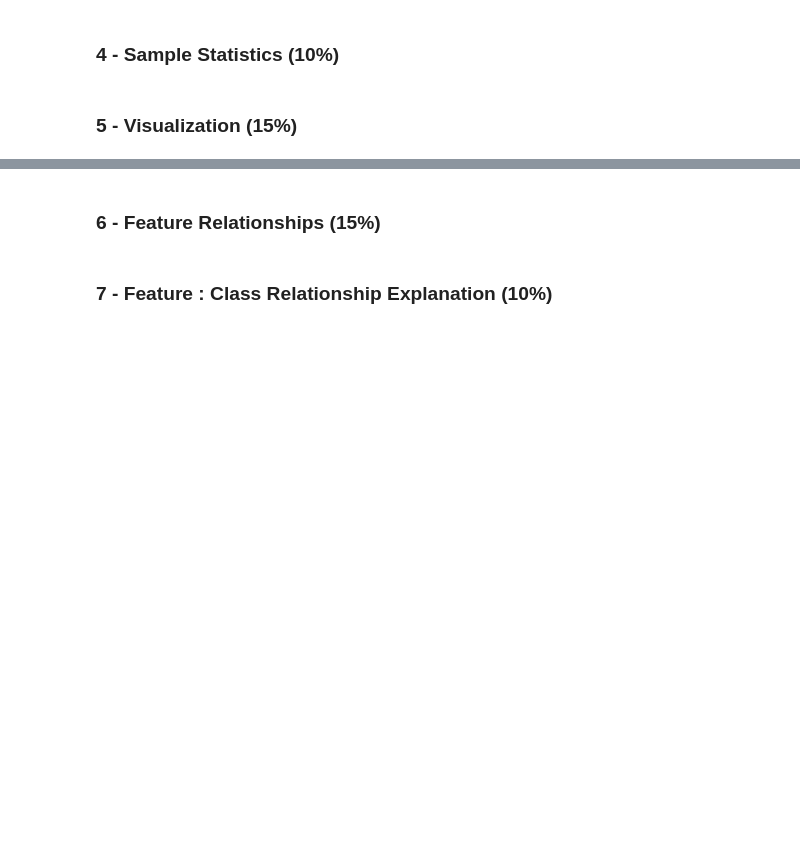
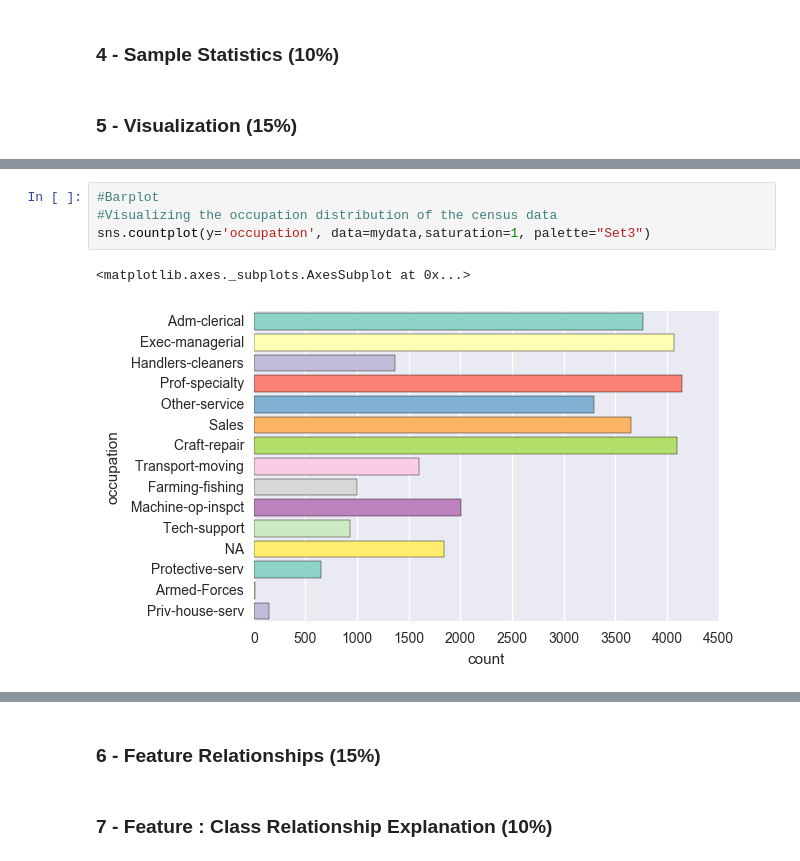
Before and after one commit to IretiFasere/pdti_DataMining, a Jupyter notebook: Lab_1/Lab 1 Notebook.ipynb, the cells around one changed output, grey strips where cells are left out. Drawn from its saved outputs; the diff is of its cells as text; blank space fills up the shorter version.

```diff
--- a/Lab_1/Lab 1 Notebook.ipynb
+++ b/Lab_1/Lab 1 Notebook.ipynb
@@ -37,0 +68,7 @@ df.head(3)
+# %%
+#Barplot
+#Visualizing the occupation distribution of the census data
+sns.countplot(y='occupation', data=mydata,saturation=1, palette="Set3")
+# %% [output]
+<matplotlib.axes._subplots.AxesSubplot at 0x...>
+[figure, added]
```
Also changed, not shown: parts of 11 cells of this notebook.
